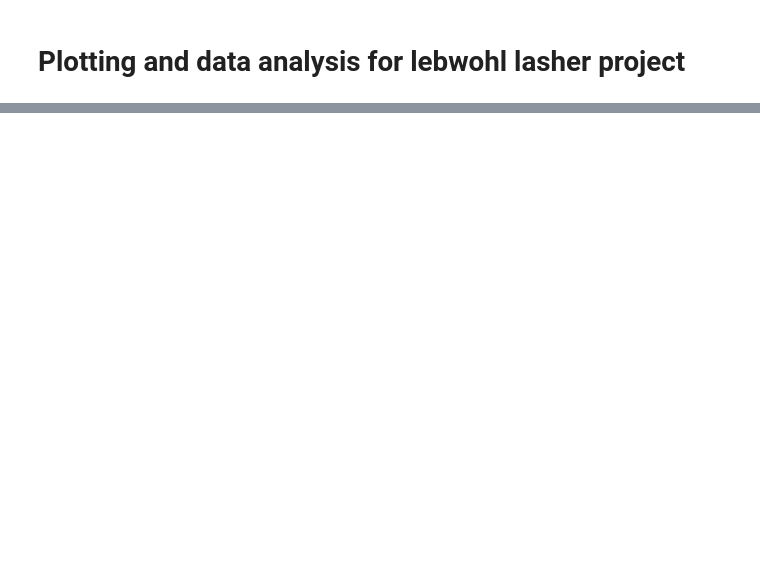
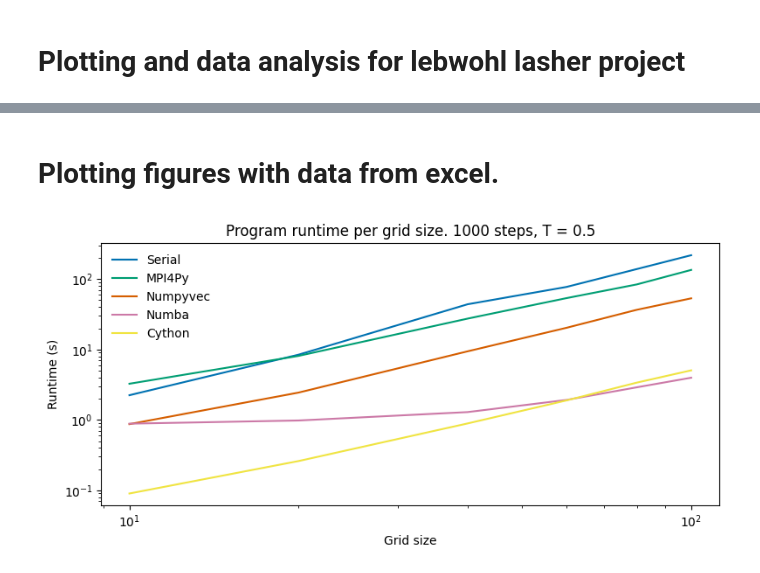
Before and after one commit to hamruu/LiquidCrystalSpeedup, a Jupyter notebook: leblash_analysis.ipynb, the cells around one changed output, grey strips where cells are left out. Drawn from its saved outputs; the diff is of its cells as text; code cells hidden in the pictures; blank space fills up the shorter version.

```diff
--- a/leblash_analysis.ipynb
+++ b/leblash_analysis.ipynb
@@ -59,0 +91,30 @@ plt.show
+# %% [markdown]
+# Plotting figures with data from excel.
+# %%
+#This cell is for the plot of gridsize vs time per method.
+
+allfigserial=[2.24, 8.43, 43.85, 77.297, 138.56, 218]
+allfigcython=[0.09, 0.26, 0.89, 1.89, 3.38, 5.05]
+allfignumba=[0.8833, 0.98, 1.29, 1.92, 2.9, 3.97]
+allfignumpyvec=[0.87, 2.44, 9.41, 20.32, 36.58, 53.23]
+allfigmpi4py8=[3.26, 8.1, 27.43, 53.62, 83.843, 134.78]
+gridsizes = [10, 20, 40, 60, 80, 100]
+
+plt.figure(figsize =(8,4))
+colors = plt.get_cmap('Set1').colors
+plt.plot(gridsizes, allfigserial, label='Serial')
+plt.plot(gridsizes, allfigmpi4py8, label='MPI4Py')
+plt.plot(gridsizes, allfignumpyvec, label='Numpyvec')
+plt.plot(gridsizes, allfignumba, label='Numba')
+plt.plot(gridsizes, allfigcython, label='Cython')
+plt.legend(frameon=False)
+plt.yscale('log')
+plt.xscale('log')
+plt.xlabel('Grid size')
+plt.ylabel('Runtime (s)')
+plt.title("Program runtime per grid size. 1000 steps, T = 0.5")
+plt.tight_layout()
+plt.savefig("Allmethods.png")
+plt.show()
+# %% [output]
+[figure, added]
```
Also changed, not shown: parts of 7 cells of this notebook, 1 other file.
